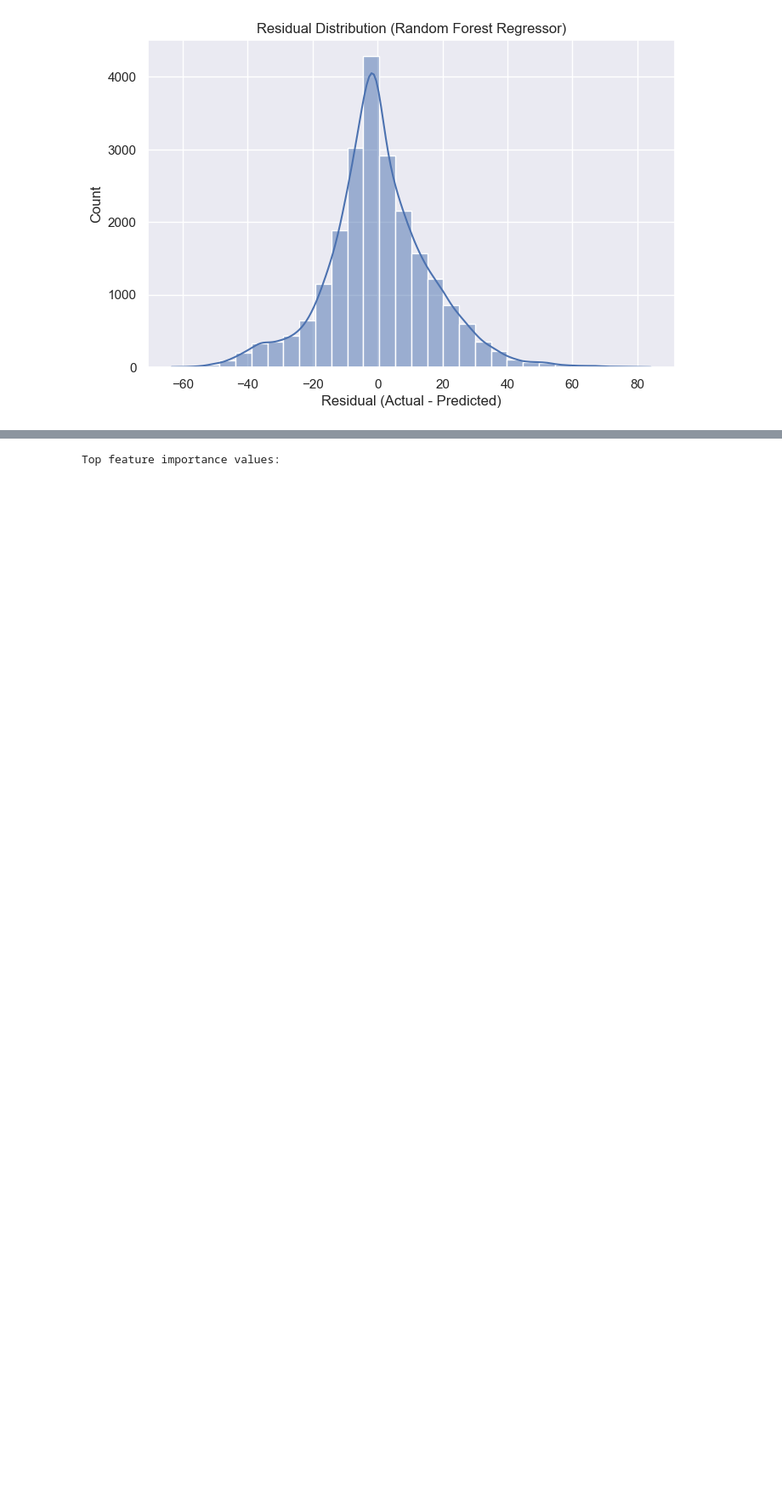
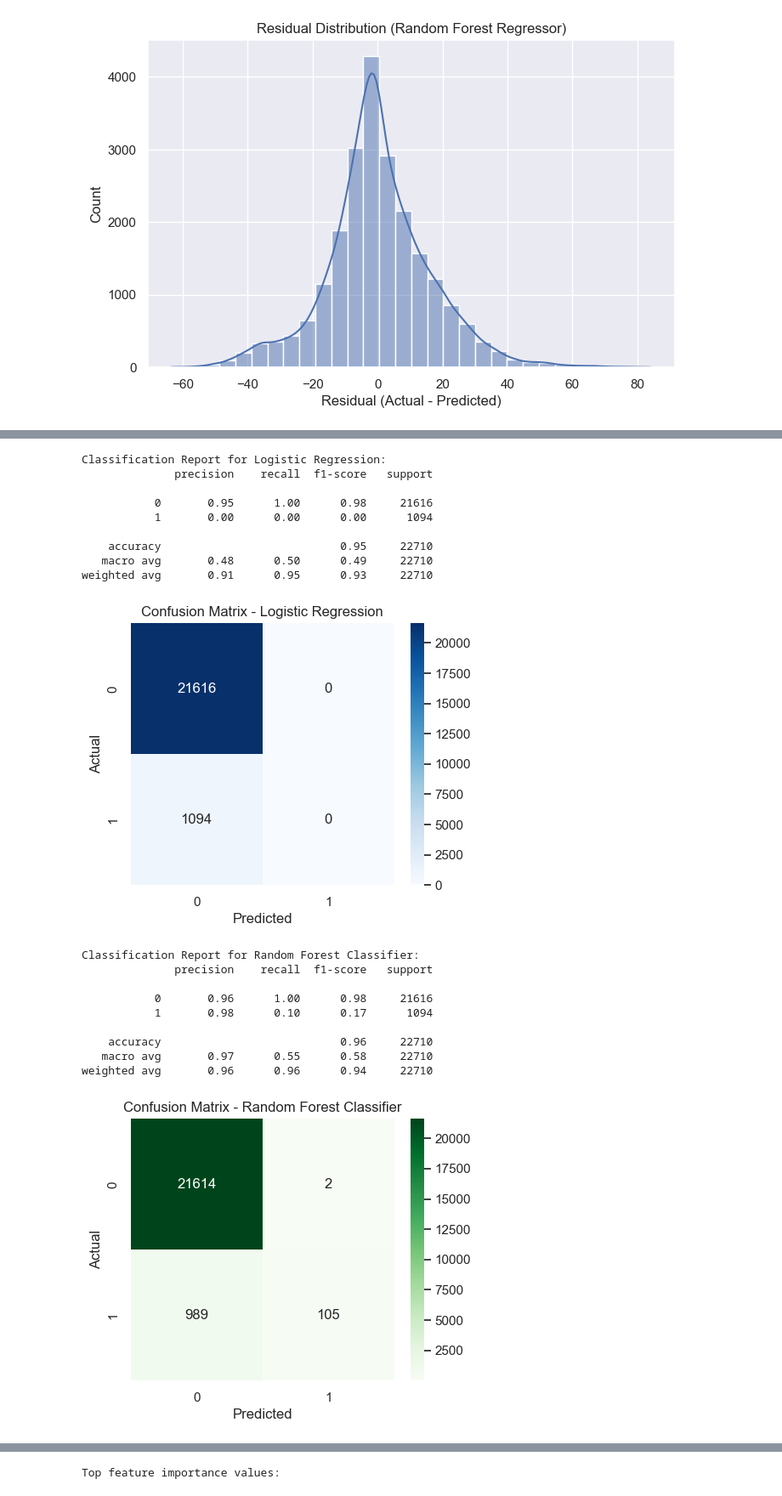
Before and after one commit to chengda-lin/CS506-Project, a Jupyter notebook: notebooks/eda.ipynb, the cells around one changed output, grey strips where cells are left out. Shown at 85% size. Drawn from its saved outputs; the diff is of its cells as text; code cells hidden in the pictures; blank space fills up the shorter version.

Commit message:
update notebook with full modeling pipeline
- finished classification part (RF + SMOTE)
- added tuning and evaluation (PR curve, threshold)

```diff
--- a/notebooks/eda.ipynb
+++ b/notebooks/eda.ipynb
@@ -513,0 +481,73 @@ weighted avg       0.96      0.96      0.94     22710
+# %%
+# Initialize Logistic Regression as a baseline classification model
+log_clf = LogisticRegression(max_iter=1000, random_state=42)
+
+# Train the model using scaled classification features
+log_clf.fit(X_train_clf_scaled, y_train_clf)
+
+# Predict whether songs are popular
+y_pred_log = log_clf.predict(X_test_clf_scaled)
+
+# Evaluate baseline classification performance
+print("Classification Report for Logistic Regression:")
+print(classification_report(y_test_clf, y_pred_log))
+
+# Plot confusion matrix for Logistic Regression
+cm_log = confusion_matrix(y_test_clf, y_pred_log)
+
+plt.figure(figsize=(5, 4))
+sns.heatmap(cm_log, annot=True, fmt="d", cmap="Blues")
+plt.title("Confusion Matrix - Logistic Regression")
+plt.xlabel("Predicted")
+plt.ylabel("Actual")
+plt.show()
+
+# Train a nonlinear classifier for comparison
+rf_clf = RandomForestClassifier(
+    n_estimators=120,
+    max_depth=20,
+    min_samples_leaf=2,
+    random_state=42,
+    n_jobs=-1
+)
+
+# Random Forest does not require scaled features
+rf_clf.fit(X_train_clf, y_train_clf)
+
+# Predict with Random Forest classifier
+y_pred_rf_clf = rf_clf.predict(X_test_clf)
+
+# Evaluate Random Forest classification performance
+print("Classification Report for Random Forest Classifier:")
+print(classification_report(y_test_clf, y_pred_rf_clf))
+
+# Plot confusion matrix for Random Forest
+cm_rf = confusion_matrix(y_test_clf, y_pred_rf_clf)
+
+plt.figure(figsize=(5, 4))
+sns.heatmap(cm_rf, annot=True, fmt="d", cmap="Greens")
+plt.title("Confusion Matrix - Random Forest Classifier")
+plt.xlabel("Predicted")
+plt.ylabel("Actual")
+plt.show()
+# %% [output]
+Classification Report for Logistic Regression:
+              precision    recall  f1-score   support
+
+           0       0.95      1.00      0.98     21616
+           1       0.00      0.00      0.00      1094
+
+    accuracy                           0.95     22710
+   macro avg       0.48      0.50      0.49     22710
+weighted avg       0.91      0.95      0.93     22710
+[figure, added]
+Classification Report for Random Forest Classifier:
+              precision    recall  f1-score   support
+
+           0       0.96      1.00      0.98     21616
+           1       0.98      0.10      0.17      1094
+
+    accuracy                           0.96     22710
+   macro avg       0.97      0.55      0.58     22710
+weighted avg       0.96      0.96      0.94     22710
+[figure, added]
```
Also changed, not shown: parts of 21 cells of this notebook.
